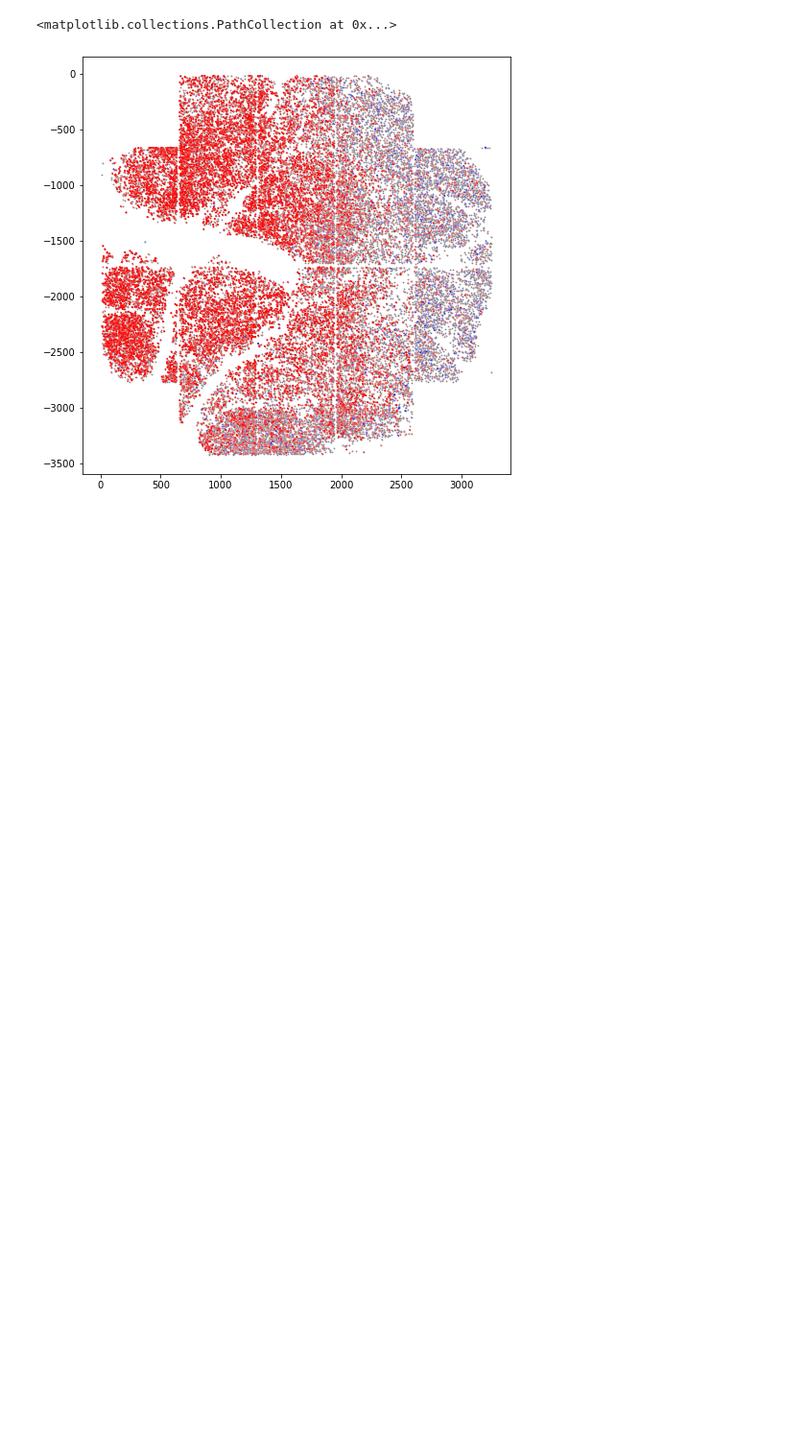
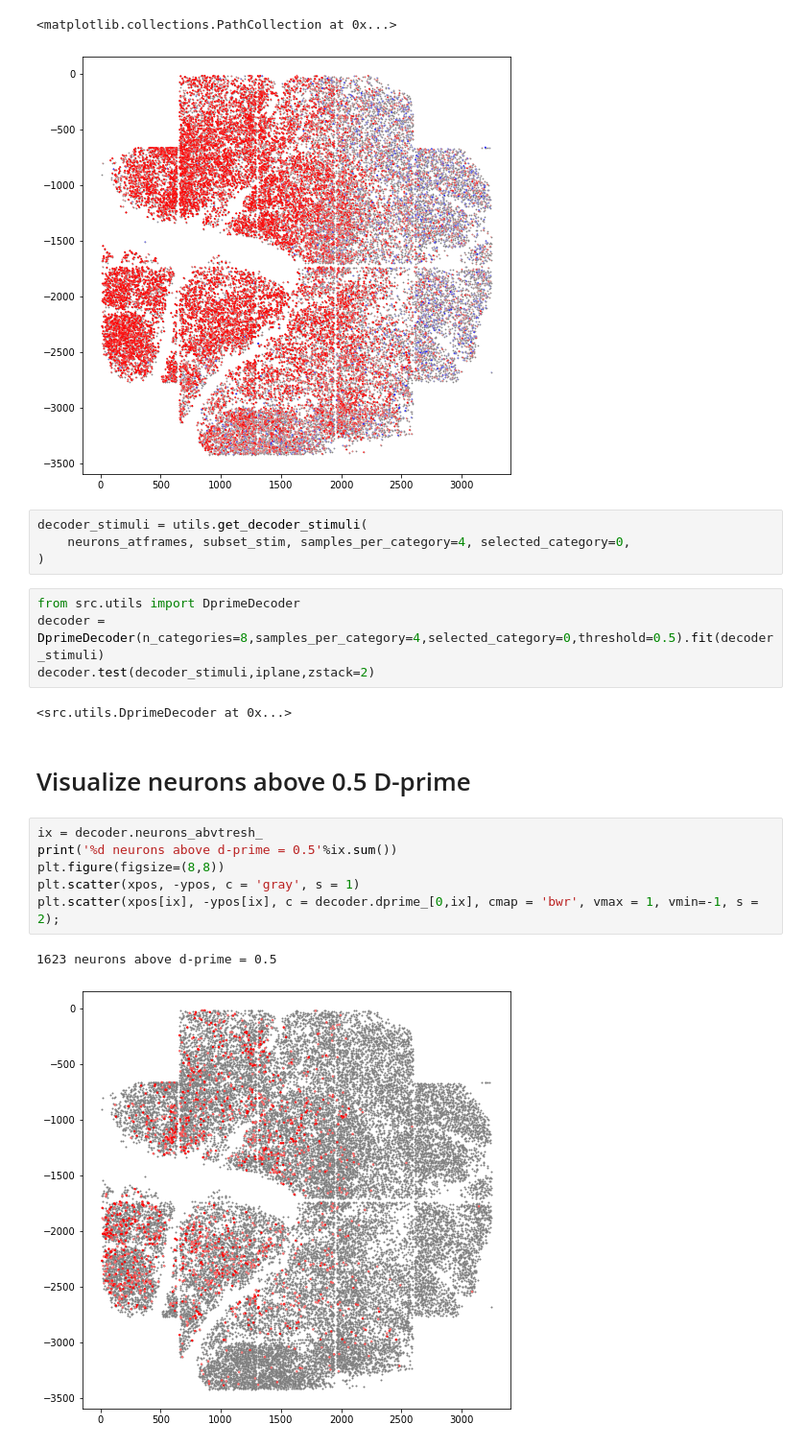
Before and after one commit to NunezKant/Dprime, a Jupyter notebook: PassiveStim/scripts/Dprime_decoder.ipynb, the cells around one changed output. Shown at 96% size. Cells and saved outputs as stored; diff of their text form; blank space fills up the shorter version.

```diff
--- a/PassiveStim/scripts/Dprime_decoder.ipynb
+++ b/PassiveStim/scripts/Dprime_decoder.ipynb
@@ -69,3 +69,24 @@ plt.scatter(xpos, -ypos, c = csig, s = csig**2, cmap = 'bwr', vmax = 1, vmin=-1)
 # %% [output]
 <matplotlib.collections.PathCollection at 0x...>
 [figure]
+# %%
+decoder_stimuli = utils.get_decoder_stimuli(
+    neurons_atframes, subset_stim, samples_per_category=4, selected_category=0,
+)
+# %%
+from src.utils import DprimeDecoder
+decoder = DprimeDecoder(n_categories=8,samples_per_category=4,selected_category=0,threshold=0.5).fit(decoder_stimuli)
+decoder.test(decoder_stimuli,iplane,zstack=2)
+# %% [output]
+<src.utils.DprimeDecoder at 0x...>
+# %% [markdown]
+# Visualize neurons above 0.5 D-prime
+# %%
+ix = decoder.neurons_abvtresh_
+print('%d neurons above d-prime = 0.5'%ix.sum())
+plt.figure(figsize=(8,8))
+plt.scatter(xpos, -ypos, c = 'gray', s = 1)
+plt.scatter(xpos[ix], -ypos[ix], c = decoder.dprime_[0,ix], cmap = 'bwr', vmax = 1, vmin=-1, s = 2);
+# %% [output]
+1623 neurons above d-prime = 0.5
+[figure, added]
```
Also changed, not shown: parts of 4 cells of this notebook.
